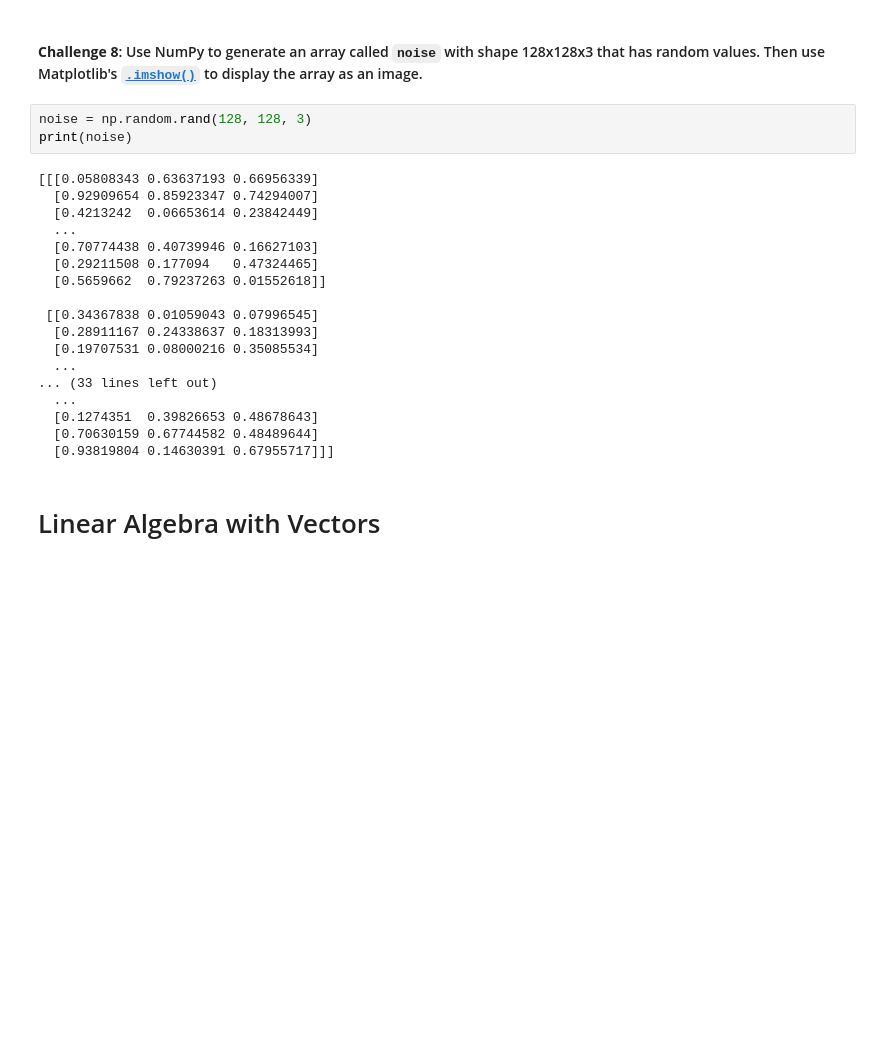
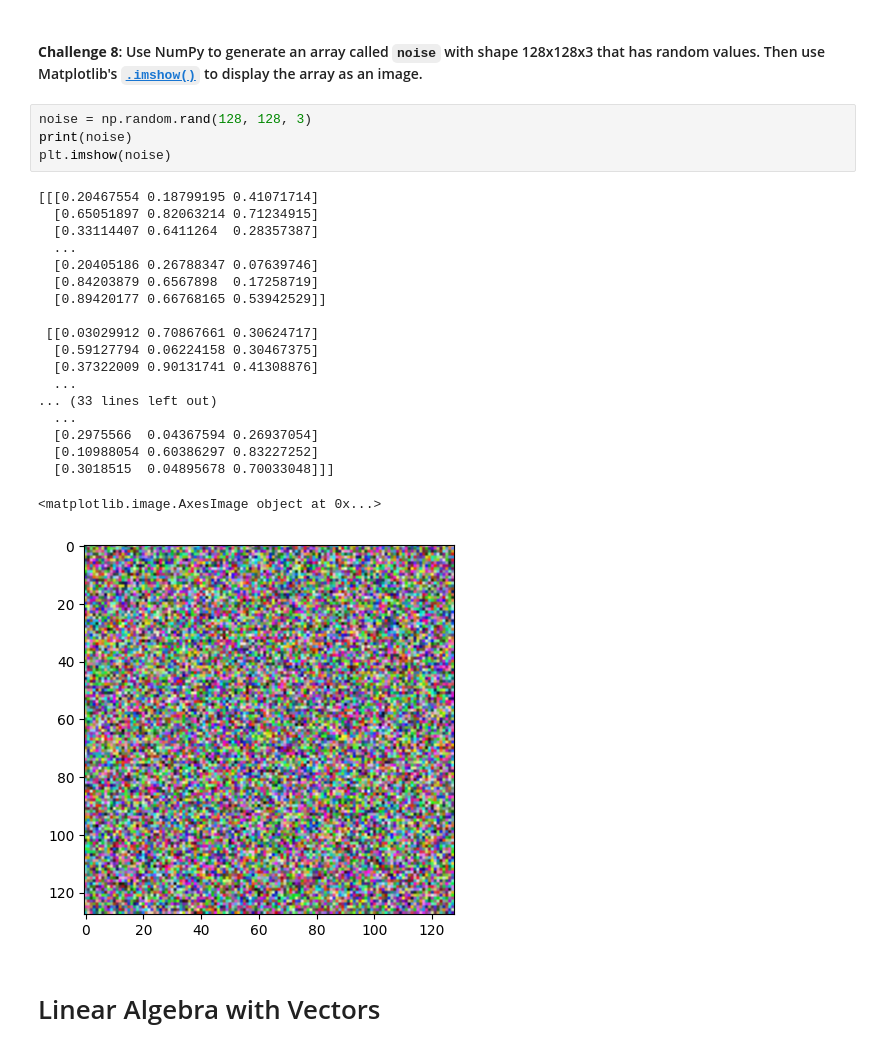
Before and after one commit to myDelevop/band-name-generator, a Jupyter notebook: udemy/day_77/Computation_with_NumPy_and_N_Dimensional_Arrays_(start).ipynb, the cells around one changed output. Drawn from its saved outputs; the diff is of its cells as text; blank space fills up the shorter version.

```diff
--- a/udemy/day_77/Computation_with_NumPy_and_N_Dimensional_Arrays_(start).ipynb
+++ b/udemy/day_77/Computation_with_NumPy_and_N_Dimensional_Arrays_(start).ipynb
@@ -206,24 +206,27 @@ plt.plot(x, y)
 # %%
 noise = np.random.rand(128, 128, 3)
 print(noise)
+plt.imshow(noise)
 # %% [output]
-[[[0.05808343 0.63637193 0.66956339]
-  [0.92909654 0.85923347 0.74294007]
-  [0.4213242  0.06653614 0.23842449]
+[[[0.20467554 0.18799195 0.41071714]
+  [0.65051897 0.82063214 0.71234915]
+  [0.33114407 0.6411264  0.28357387]
   ...
-  [0.70774438 0.40739946 0.16627103]
-  [0.29211508 0.177094   0.47324465]
-  [0.5659662  0.79237263 0.01552618]]
+  [0.20405186 0.26788347 0.07639746]
+  [0.84203879 0.6567898  0.17258719]
+  [0.89420177 0.66768165 0.53942529]]
 
- [[0.34367838 0.01059043 0.07996545]
-  [0.28911167 0.24338637 0.18313993]
-  [0.19707531 0.08000216 0.35085534]
+ [[0.03029912 0.70867661 0.30624717]
+  [0.59127794 0.06224158 0.30467375]
+  [0.37322009 0.90131741 0.41308876]
   ...
 ... (33 lines left out)
   ...
-  [0.1274351  0.39826653 0.48678643]
-  [0.70630159 0.67744582 0.48489644]
-  [0.93819804 0.14630391 0.67955717]]]
+  [0.2975566  0.04367594 0.26937054]
+  [0.10988054 0.60386297 0.83227252]
+  [0.3018515  0.04895678 0.70033048]]]
+<matplotlib.image.AxesImage object at 0x...>
+[figure, added]
 # %% [markdown]
 # Linear Algebra with Vectors
 # %%
```
Also changed, not shown: parts of 7 cells of this notebook.
